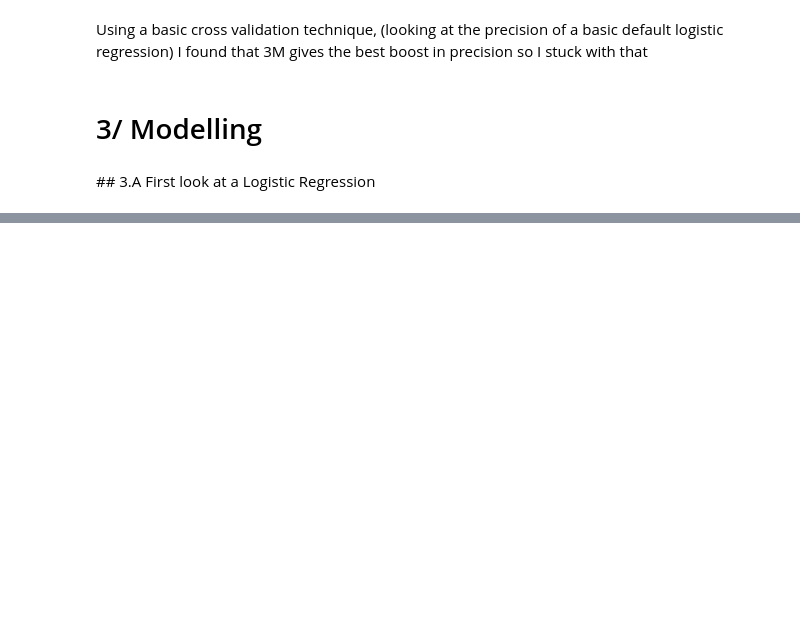
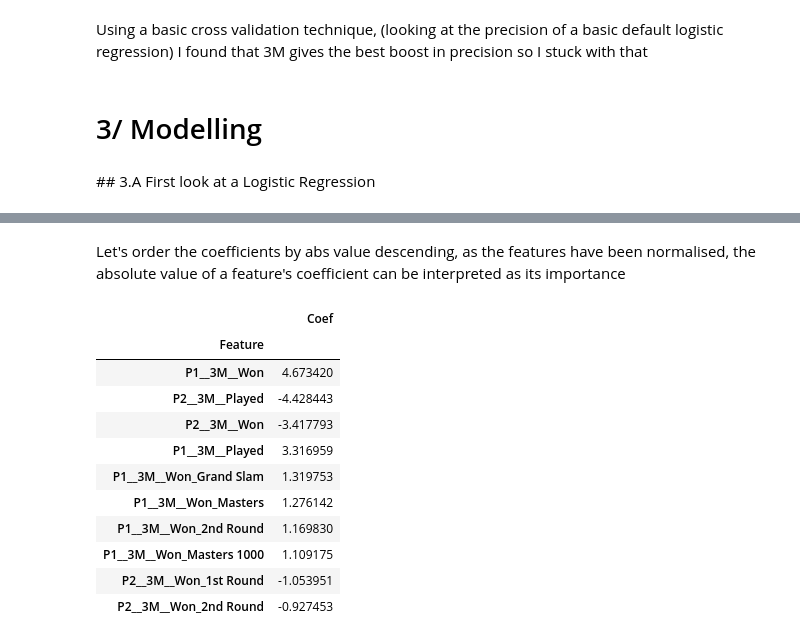
Before and after one commit to Vinh-CHUC/general-assembly-data-science-project, a Jupyter notebook: deliverables/4-Modelling/Modelling.ipynb, the cells around one changed output, grey strips where cells are left out. Saved outputs shown, nothing was run; the diff lists cells and outputs as text; code cells hidden in the pictures; blank space fills up the shorter version.

```diff
--- a/deliverables/4-Modelling/Modelling.ipynb
+++ b/deliverables/4-Modelling/Modelling.ipynb
@@ -166,0 +115,6 @@ P2_col_coefs.head(20)
+# %%
+from tennis_predictor import modelling
+import importlib
+importlib.reload(modelling)
+feature_coefs = modelling.format_feature_coefs(columns, lr.coef_[0])
+feature_coefs.head()
@@ -166,0 +129,19 @@ P2_col_coefs.head(20)
+# %% [markdown]
+Let's order the coefficients by abs value descending, as the features have been normalised, the absolute value of a feature's coefficient can be interpreted as its importance
+# %%
+abs_order = feature_coefs.Coef.abs().sort_values(ascending=False)
+feature_coefs = feature_coefs.loc[abs_order.index]
+feature_coefs.head(10)
+# %% [output]
+|  | Coef |
+| Feature |  |
+| P1__3M__Won | 4.673420 |
+| P2__3M__Played | -4.428443 |
+| P2__3M__Won | -3.417793 |
+| P1__3M__Played | 3.316959 |
+| P1__3M__Won_Grand Slam | 1.319753 |
+| P1__3M__Won_Masters | 1.276142 |
+| P1__3M__Won_2nd Round | 1.169830 |
+| P1__3M__Won_Masters 1000 | 1.109175 |
+| P2__3M__Won_1st Round | -1.053951 |
+| P2__3M__Won_2nd Round | -0.927453 |
```
Also changed, not shown: parts of 14 cells of this notebook, 2 other files.
